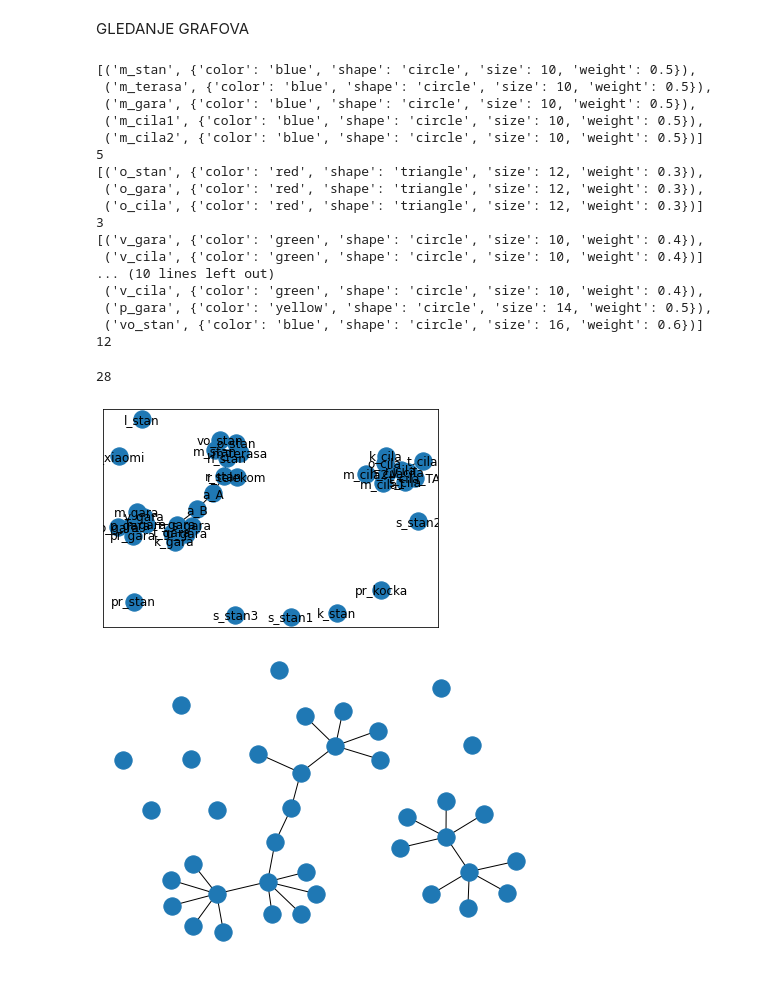
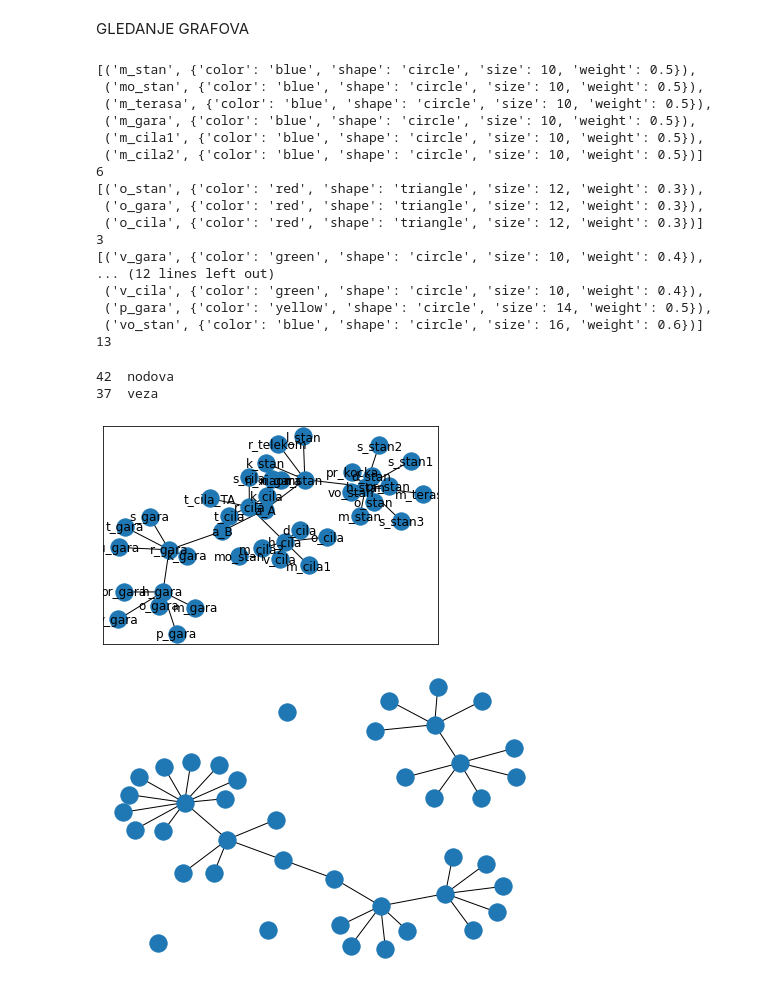
Before and after one commit to cira037/jupy-graph, a Jupyter notebook: Smart_Home.ipynb, the cells around one changed output. Cells and saved outputs as stored; diff of their text form; code cells hidden in the pictures.

```diff
--- a/Smart_Home.ipynb
+++ b/Smart_Home.ipynb
@@ -37,10 +75,10 @@ import dash_interactive_graphviz as ding
 ruteri = ['r_telekom','r_stan','r_gara','r_cila']
 habovi = ['h_stan','h_gara','h_cila']
 antene = ['a_A','a_B']
-ripiteri = ['r_gara', 'r_xiaomi']
+ripiteri = ['ri_gara', 'ri_xiaomi']
 
 # SVETLA
-sijalice = ['s_stan1','s_stan2', 's_stan3', 's_gara', 's_cila']
+sijalice = ['s_stan1', 's_stan2', 's_stan3', 's_gara', 's_cila']
 lampe = ['l_stan']
 
 # TAJMERI
@@ -48,18 +86,28 @@ tajmeri = ['t_gara', 't_cila_TA', 't_cila']
 utik = ['u_gara']
 
 # KAMERE
-kamere = ['k_stan','k_gara','k_cila']
+kamere = ['k_stan', 'k_gara', 'k_cila']
 
 # PREKIDAČI
 prekid = ['pr_kocka', 'pr_stan', 'pr_gara']
 
 # SENZORI
-meteo = ['m_stan','m_terasa','m_gara','m_cila1','m_cila2'] # 'm_okrugli'
-otvor = ['o_stan','o_gara','o_cila']
+meteo = ['m_stan', 'mo_stan', 'm_terasa', 'm_gara', 'm_cila1', 'm_cila2'] # 'm_okrugli'
+otvor = ['o_stan', 'o_gara', 'o_cila']
 vibra = ['v_gara', 'v_cila']
 pokret = ['p_gara']
+dim = ['d_stan', 'd_cila']
 voda = ['vo_stan']
-senzori = (*meteo, *otvor, *vibra, *pokret, *voda)
+senzori = (*meteo, *otvor, *vibra, *pokret, *dim, *voda)
+
+# PO LOKACIJI
+stan = ['r_telekom', 'r_stan', 'h_stan', 'a_A', 'ri_xiaomi', 's_stan1','s_stan2',
+        's_stan3', 'l_stan', 'k_stan', 'pr_kocka', 'pr_stan', 'm_stan', 'mo_stan',
+        'm_terasa', 'o_stan','d_stan', 'vo_stan']
+gara = ['r_gara', 'h_gara' ,'a_B', 'ri_gara', 's_gara', 't_gara', 'u_gara',
+        'k_gara', 'pr_gara', 'm_gara', 'o_gara', 'v_gara', 'p_gara']
+cila = ['r_cila', 'h_cila', 's_cila', 't_cila_TA', 't_cila', 'k_cila',
+        'm_cila1', 'm_cila2', 'o_cila', 'v_cila', 'd_cila']
 # %% [markdown]
 PRAVLJENJE GRAFOVA
 # %%
@@ -151,7 +222,18 @@ G_smart.add_edge('h_stan','m_stan', color="blue", weight=0.6)
 G_smart.add_edge('h_stan','o_stan', color="red", weight=0.4)
 G_smart.add_edge('h_stan','m_terasa', color="green", weight=0.8)
 G_smart.add_edge('h_stan','vo_stan', color="black", weight=0.3)
+G_smart.add_edge('h_stan','d_stan', color="black", weight=0.3)
+
+G_smart.add_edge('h_stan','pr_kocka', color="red", weight=0.4)
+G_smart.add_edge('h_stan','pr_stan', color="red", weight=0.4)
+
 # ostalo stan
+G_smart.add_edge('h_stan','s_stan1', color="green", weight=0.8)
+G_smart.add_edge('h_stan','s_stan2', color="green", weight=0.8)
+G_smart.add_edge('h_stan','s_stan3', color="green", weight=0.8)
+G_smart.add_edge('r_stan','l_stan', color="green", weight=0.8)
+G_smart.add_edge('r_stan','k_stan', color="green", weight=0.8)
+
 
 
 # senzori u garaži
@@ -172,6 +254,7 @@ G_smart.add_edge('h_cila','m_cila1', color="blue", weight=0.6)
 G_smart.add_edge('h_cila','m_cila2', color="red", weight=0.4)
 G_smart.add_edge('h_cila','o_cila', color="blue", weight=0.6)
 G_smart.add_edge('h_cila','v_cila', color="red", weight=0.4)
+G_smart.add_edge('h_cila','d_cila', color="red", weight=0.4)
 # ostalo cila
 G_smart.add_edge('r_cila','s_cila', color="blue", weight=0.6)
 G_smart.add_edge('r_cila','k_cila', color="red", weight=0.4)
@@ -199,51 +282,52 @@ pp(list(G_senzori.nodes(data=True)))
 print(len(G_senzori))
 # %% [output]
 [('m_stan', {'color': 'blue', 'shape': 'circle', 'size': 10, 'weight': 0.5}),
+ ('mo_stan', {'color': 'blue', 'shape': 'circle', 'size': 10, 'weight': 0.5}),
  ('m_terasa', {'color': 'blue', 'shape': 'circle', 'size': 10, 'weight': 0.5}),
  ('m_gara', {'color': 'blue', 'shape': 'circle', 'size': 10, 'weight': 0.5}),
  ('m_cila1', {'color': 'blue', 'shape': 'circle', 'size': 10, 'weight': 0.5}),
  ('m_cila2', {'color': 'blue', 'shape': 'circle', 'size': 10, 'weight': 0.5})]
-5
+6
 [('o_stan', {'color': 'red', 'shape': 'triangle', 'size': 12, 'weight': 0.3}),
  ('o_gara', {'color': 'red', 'shape': 'triangle', 'size': 12, 'weight': 0.3}),
  ('o_cila', {'color': 'red', 'shape': 'triangle', 'size': 12, 'weight': 0.3})]
 3
 [('v_gara', {'color': 'green', 'shape': 'circle', 'size': 10, 'weight': 0.4}),
- ('v_cila', {'color': 'green', 'shape': 'circle', 'size': 10, 'weight': 0.4})]
-... (10 lines left out)
+... (12 lines left out)
  ('v_cila', {'color': 'green', 'shape': 'circle', 'size': 10, 'weight': 0.4}),
  ('p_gara', {'color': 'yellow', 'shape': 'circle', 'size': 14, 'weight': 0.5}),
  ('vo_stan', {'color': 'blue', 'shape': 'circle', 'size': 16, 'weight': 0.6})]
-12
+13
 # %%
 senzori = [*meteo, *otvor, *vibra, *pokret, *voda]
 # pp(list(G_smart.nodes(data=True)))
-len(G_smart)
+print(len(G_smart), ' nodova')
 # pp(list(G_smart.edges(data=True)))
-len(G_smart.edges())
+print(len(G_smart.edges()), ' veza')
 # %% [output]
-28
+42  nodova
+37  veza
 # %%
 
 
 #Crtanje sa mathplotlib
 
 # nx.draw(G_smart)
 
 
-pos = nx.spring_layout(G_smart)
+pos = nx.kamada_kawai_layout(G_smart)
 nx.draw_networkx(G_smart, pos)
 plt.show()
 
 # pos1 = dot(G_smart)
 # pos1.show(block=False)
 # pp(dir(dot))
 
 # pos = nx.nx_pydot.graphviz_layout(G_smart)
 # nx.draw_networkx(G_smart, pos)
 ## plt.savefig('networkx_graph.png')
 # %% [output]
-[figure, old version]
+[figure, new version]
 # %%
 
 # Crtanje sa graphviz
@@ -254,7 +338,7 @@ pos = nx.nx_agraph.graphviz_layout(G_smart)
 nx.draw(G_smart, pos=pos)
 # write_dot(G_smart, 'file.dot')
 # %% [output]
-[figure, old version]
+[figure, new version]
 # %%
 
 # import pydotplus as pdp
```
Also changed, not shown: parts of 6 cells of this notebook.
